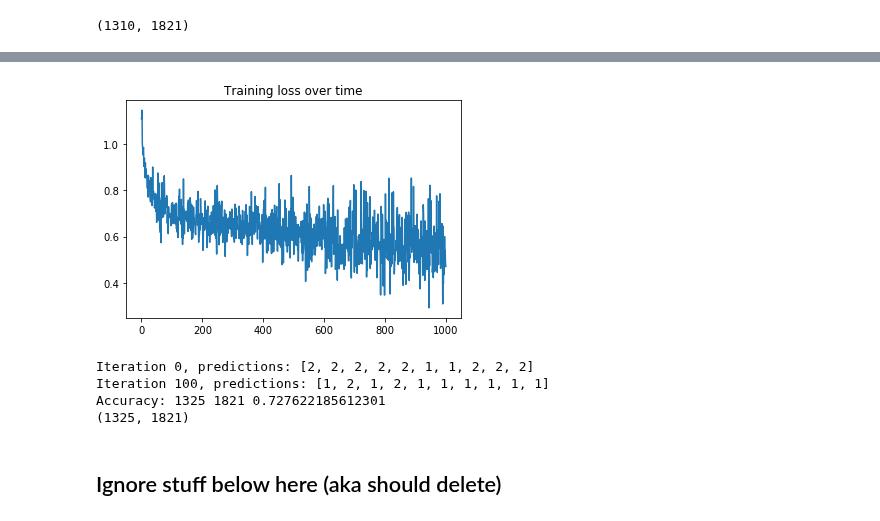
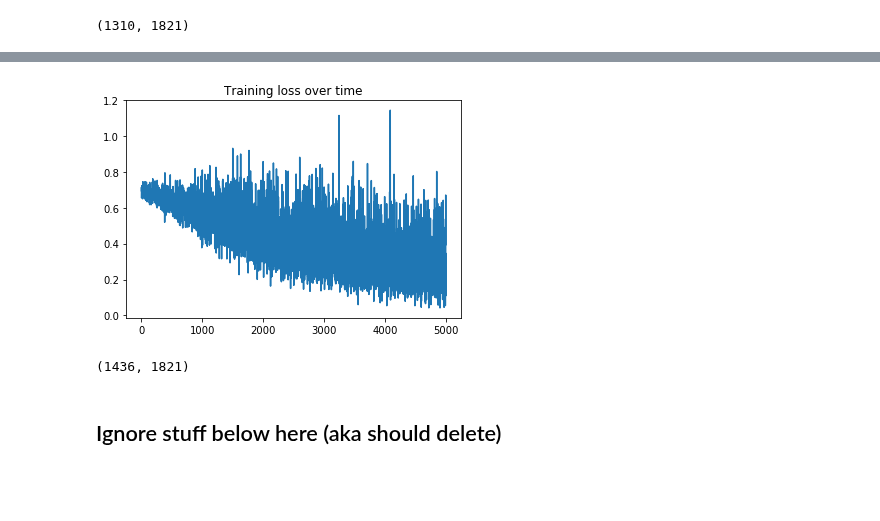
Before and after one commit to emptycrown/cs287-nlp, a Jupyter notebook: hw1/HW1-models.ipynb, the cells around one changed output, grey strips where cells are left out. Cells and saved outputs as stored; diff of their text form; code cells hidden in the pictures; blank space fills up the shorter version.

Commit message:
binary bce

```diff
--- a/hw1/HW1-models.ipynb
+++ b/hw1/HW1-models.ipynb
@@ -56,7 +56,7 @@ model_eval(model_lr, test)
 # %% [output]
 (1310, 1821)
 # %%
-model = CNN(TEXT, LABEL)
+model = CNN(TEXT, LABEL, do_binary=True)
 trainer = TextTrainer(TEXT, LABEL, model, optimizer=optim.Adadelta)
-trainer.train(train_iter, num_iter=1000)
+trainer.train(train_iter, num_iter=5000)
 # %% [output]
@@ -73,11 +80,8 @@ Iteration 900, loss: 0.633621
-[figure, old version]
+[figure, new version]
 # %%
 model.eval()
-evaluator = TextEvaluator(model)
-evaluator.score(test_iter)
-print(model_eval(model, test))
+# evaluator = TextEvaluator(model)
+# evaluator.score(test_iter)
+print(model_eval2(model, test, do_binary=True))
 # %% [output]
-Iteration 0, predictions: [2, 2, 2, 2, 2, 1, 1, 2, 2, 2]
-Iteration 100, predictions: [1, 2, 1, 2, 1, 1, 1, 1, 1, 1]
-Accuracy: 1325 1821 0.727622185612301
-(1325, 1821)
+(1436, 1821)
```
Also changed, not shown: parts of 2 cells of this notebook, 4 other files.
